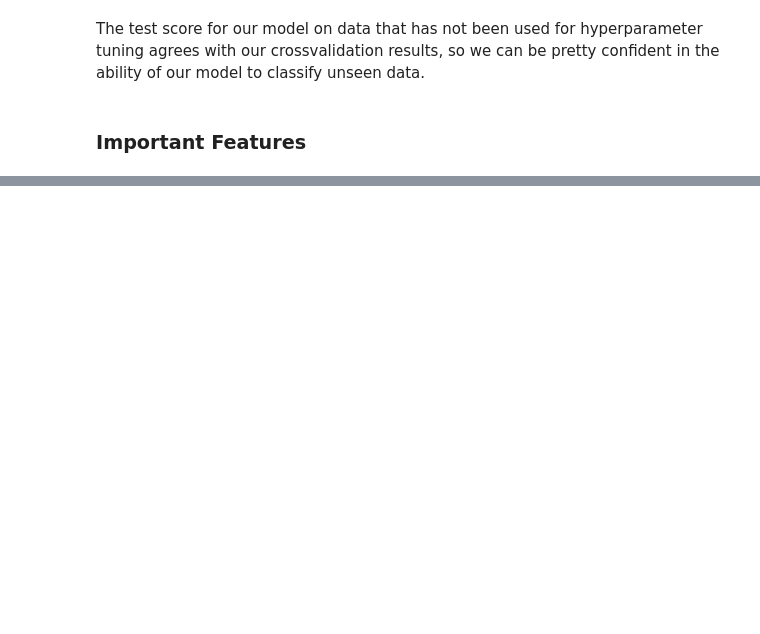
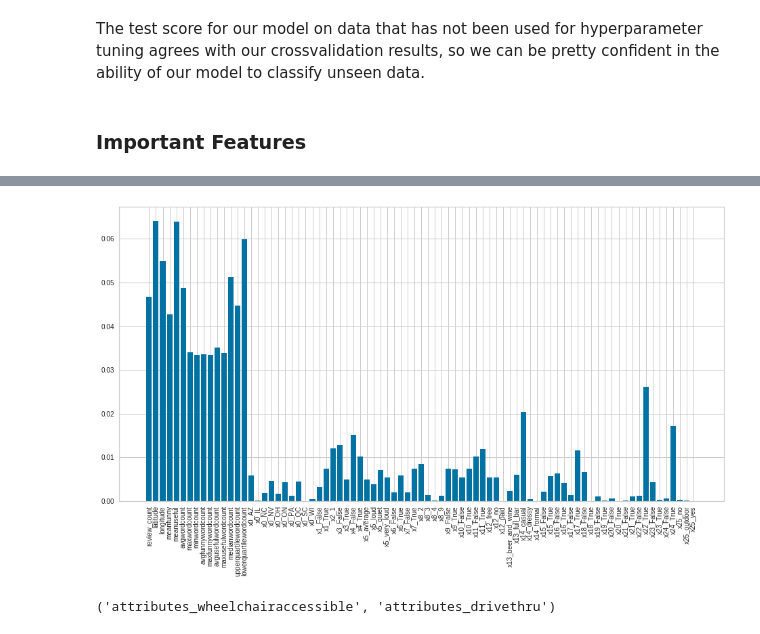
Before and after one commit to wisundstrom/yelp-ratings-prediction, a Jupyter notebook: Technical_Notebook.ipynb, the cells around one changed output, grey strips where cells are left out. Drawn from its saved outputs; the diff is of its cells as text; code cells hidden in the pictures; blank space fills up the shorter version.

```diff
--- a/Technical_Notebook.ipynb
+++ b/Technical_Notebook.ipynb
@@ -159,0 +167,8 @@ AttributeError: 'numpy.ndarray' object has no attribute 'columns'
+# %%
+importances=random_forest.feature_importances_
+ohe=OneHotEncoder(drop='first').fit(X_test[categorical_features])
+categorical_names=ohe.get_feature_names()
+feature_names=numerical_features+list(categorical_names)
+importances_df=pd.concat([pd.DataFrame(importances),pd.DataFrame(feature_names)],axis=1)
+importances_df.columns=['Importance','Feature']
+importances_df.sort_values(by='Importance',ascending=False).head(10)
@@ -159,0 +187,11 @@ AttributeError: 'numpy.ndarray' object has no attribute 'columns'
+# %%
+plt.figure(figsize=(16,8))
+plt.xticks(rotation='vertical')
+plt.bar(x=importances_df.Feature, height=importances_df.Importance)
+plt.savefig('features.png',)
+# %% [output]
+[figure, added]
+# %%
+categorical_features[22],categorical_features[24]
+# %% [output]
+('attributes_wheelchairaccessible', 'attributes_drivethru')
```
Also changed, not shown: parts of 7 cells of this notebook, 4 other files.
